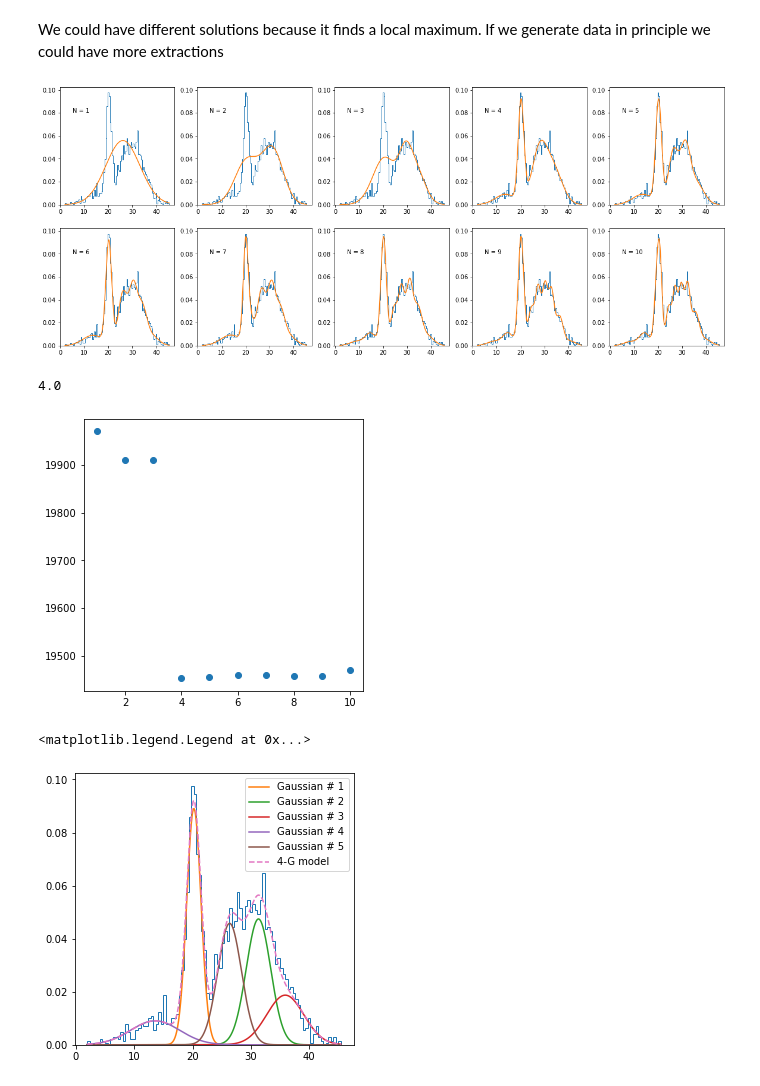
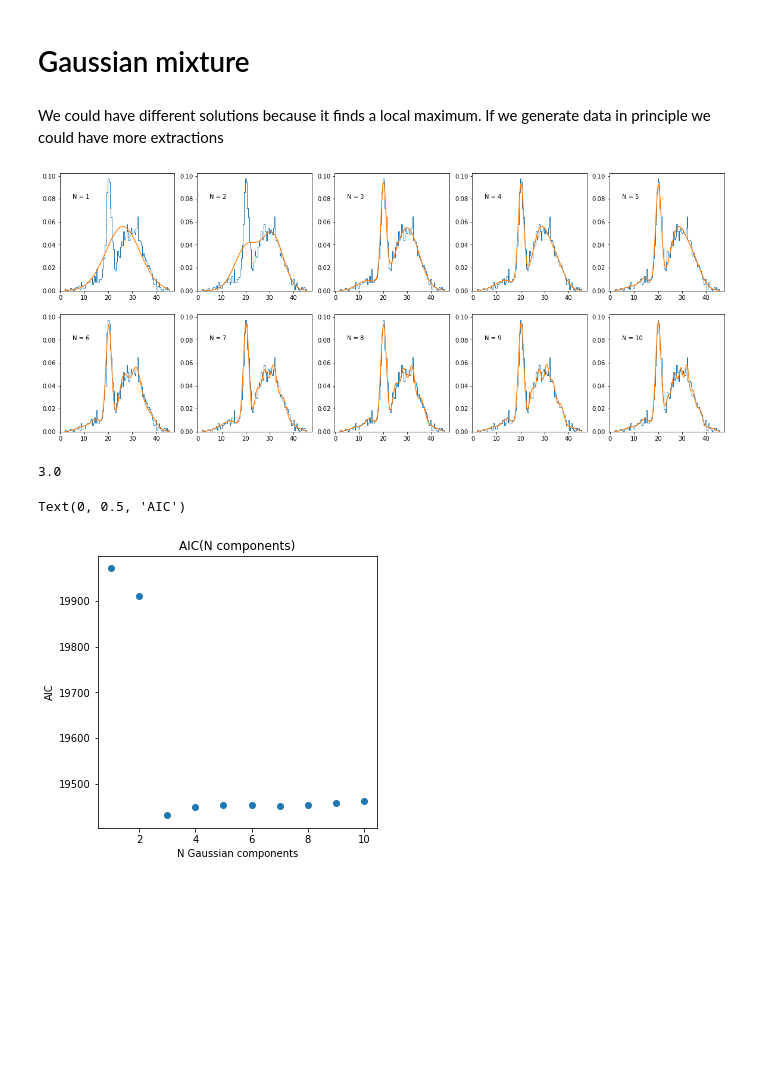
Before and after one commit to giuliapru/astrostatistics_bicocca_2022, a Jupyter notebook: working/L06_Gaussian_mixture.ipynb, the cells around one changed output. Cells and saved outputs as stored; diff of their text form; code cells hidden in the pictures; blank space fills up the shorter version.

```diff
--- a/working/L06_Gaussian_mixture.ipynb
+++ b/working/L06_Gaussian_mixture.ipynb
@@ -1,3 +1,5 @@
+# %% [markdown]
+# Gaussian mixture
 # %%
 import numpy as np
 import matplotlib.pyplot as plt
@@ -8,8 +10,8 @@ data = np.load('formationchannels.npy')
 # %% [markdown]
 We could have different solutions because it finds a local maximum. If we generate data in principle we could have more extractions
 # %%
-fig, ((ax0, ax1, ax2, ax3, ax4), (ax5, ax6, ax7, ax8, ax9)) = plt.subplots(2,5, figsize=(20,8))
-ax = [ax0, ax1, ax2, ax3, ax4, ax5, ax6, ax7, ax8, ax9]
+fig, ax = plt.subplots(2,5, figsize=(20,8))
+ax = ax.reshape(10)
 
 for i in range(0,10):
     ax[i].hist(data[:,0], bins=100, density=True, histtype = 'step')
@@ -23,8 +25,7 @@ aic = []      #the AIC value is stored here
 fit_g = []
 
 for j in range(1,11):
-    fitfunc = GaussianMixture(n_components=j)#covariance_type ='diag') #look at n_init!! to change the initial guess
-    #or maybe change the 'jump' and the range in which we want to analyse the likelihood
+    fitfunc = GaussianMixture(n_components=j, n_init=30) #n_init is the number of initialization points from where the L is maximised
     fit_g.append(fitfunc.fit(data))
     means.append(fit_g[j-1].means_)
     cov.append(fit_g[j-1].covariances_)
@@ -43,35 +44,19 @@ for j in range(1,11):
     ax[j-1].plot(x_grid, y_func)
     ax[j-1].text(5, 0.08, 'N = %.0f' %j)
 # %% [output]
-[figure, old version]
+[figure, new version]
 # %%
 fig, ax = plt.subplots(1,1, figsize=(5,5))
 j = np.linspace(1,10,10)
 
 ax.scatter(j, aic)
 sort_ind = np.argsort(aic)
 j_min = j[sort_ind[0]]
 print(j_min)
+ax.set_title('AIC(N components)')
+ax.set_xlabel('N Gaussian components')
+ax.set_ylabel('AIC')
 # %% [output]
-4.0
+3.0
+Text(0, 0.5, 'AIC')
-[figure, old version]
+[figure, new version]
-# %%
-fig, ax = plt.subplots(1,1, figsize=(5,5))
-
-ax.hist(data[:,0], bins=100, density=True, histtype = 'step')
-
-g = []
-for i in range(0,5):
-    g.append(norm(loc=means[4][i], scale = (cov[4][i])**0.5))
-
-    y_func = np.zeros([5, len(x_grid)])
-
-for i in range(0,5):
-    y_func[i] = g[i].pdf(x_grid)*weights[4][i]
-    ax.plot(x_grid, y_func[i], label = 'Gaussian # %.0f' %(i+1))
-
-ax.plot(x_grid, np.sum(y_func, axis=0), label = '4-G model', ls='--')
-ax.legend()
-# %% [output]
-<matplotlib.legend.Legend at 0x...>
-[figure, removed]
```
Also changed, not shown: parts of 2 cells of this notebook.
